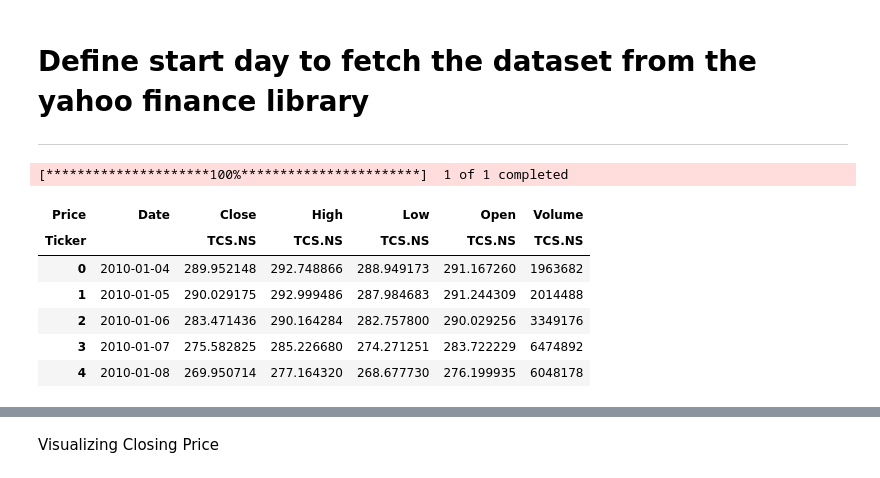
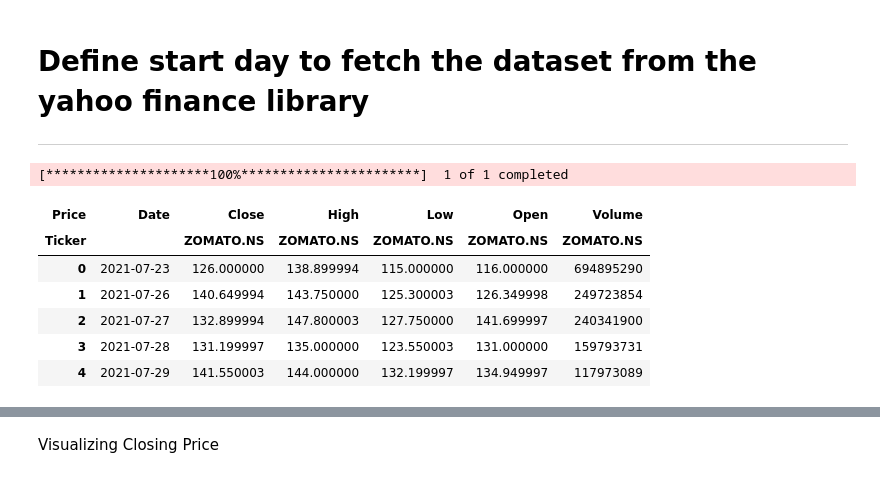
Before and after one commit to insightcs24/digitaldiary, a Jupyter notebook: LSTM_Improved_model(diff_dataset).ipynb, the cells around one changed output, grey strips where cells are left out. Drawn from its saved outputs; the diff is of its cells as text; code cells hidden in the pictures.

```diff
--- a/LSTM_Improved_model(diff_dataset).ipynb
+++ b/LSTM_Improved_model(diff_dataset).ipynb
@@ -29,18 +29,18 @@ def load_data(ticker):
     data.reset_index(inplace=True)
     return data
 # %%
-data = load_data('TCS.NS')
+data = load_data('ZOMATO.NS')
 df=data
 df.head()
 # %% [output]
 [*********************100%***********************]  1 of 1 completed
 | Price | Date | Close | High | Low | Open | Volume |
-| Ticker |  | TCS.NS | TCS.NS | TCS.NS | TCS.NS | TCS.NS |
-| 0 | 2010-01-04 | 289.952148 | 292.748866 | 288.949173 | 291.167260 | 1963682 |
-| 1 | 2010-01-05 | 290.029175 | 292.999486 | 287.984683 | 291.244309 | 2014488 |
-| 2 | 2010-01-06 | 283.471436 | 290.164284 | 282.757800 | 290.029256 | 3349176 |
-| 3 | 2010-01-07 | 275.582825 | 285.226680 | 274.271251 | 283.722229 | 6474892 |
-| 4 | 2010-01-08 | 269.950714 | 277.164320 | 268.677730 | 276.199935 | 6048178 |
+| Ticker |  | ZOMATO.NS | ZOMATO.NS | ZOMATO.NS | ZOMATO.NS | ZOMATO.NS |
+| 0 | 2021-07-23 | 126.000000 | 138.899994 | 115.000000 | 116.000000 | 694895290 |
+| 1 | 2021-07-26 | 140.649994 | 143.750000 | 125.300003 | 126.349998 | 249723854 |
+| 2 | 2021-07-27 | 132.899994 | 147.800003 | 127.750000 | 141.699997 | 240341900 |
+| 3 | 2021-07-28 | 131.199997 | 135.000000 | 123.550003 | 131.000000 | 159793731 |
+| 4 | 2021-07-29 | 141.550003 | 144.000000 | 132.199997 | 134.949997 | 117973089 |
 # %%
 df = df.drop(['Date'], axis = 1)
 df.head()
```
Also changed, not shown: parts of 32 cells of this notebook.
